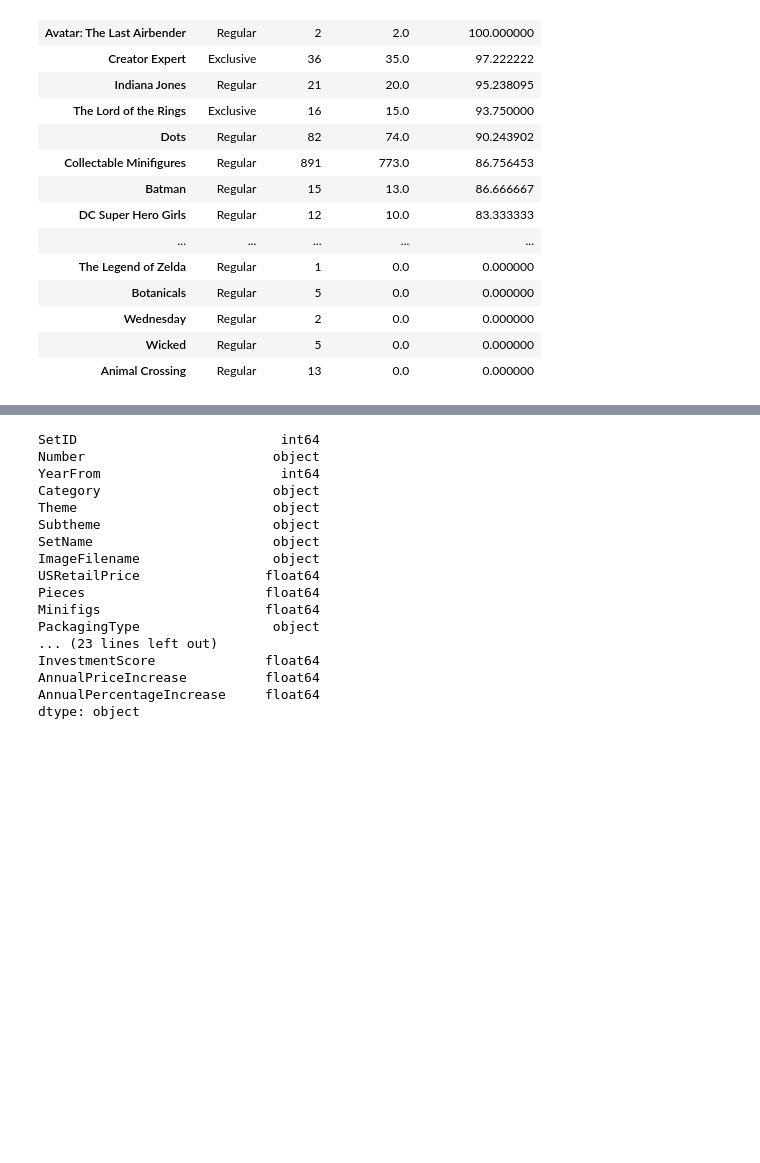
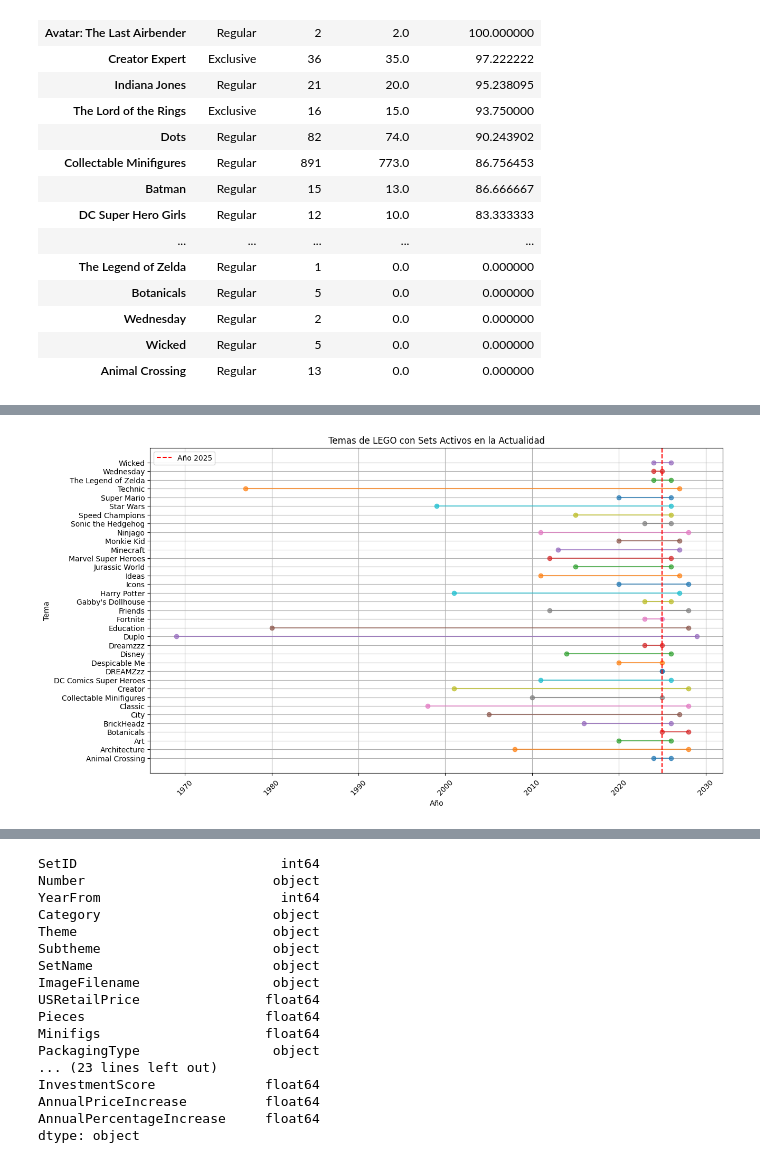
Before and after one commit to luismrtnzgl/ironbrick, a Jupyter notebook: 01_Data_Cleaning/01_Data_cleaning.ipynb, the cells around one changed output, grey strips where cells are left out. Drawn from its saved outputs; the diff is of its cells as text; code cells hidden in the pictures; blank space fills up the shorter version.

```diff
--- a/01_Data_Cleaning/01_Data_cleaning.ipynb
+++ b/01_Data_Cleaning/01_Data_cleaning.ipynb
@@ -530,0 +556,30 @@ theme_analysis
+# %%
+# Agrupo por tema para obtener los rangos de lanzamiento y retirada
+theme_ranges = df_lego.groupby('Theme').agg(
+    LaunchStart=('LaunchYear', 'min'),
+    LaunchEnd=('ExitYear', 'max')
+).reset_index()
+
+# Filtro los temas que tienen sets activos en 2025
+active_themes = theme_ranges[theme_ranges['LaunchEnd'] >= 2025]
+
+# Filtro el contenido para mostrar solo los temas activos y agrego una línea en 2025 para que sea más fácil de visualizar
+plt.figure(figsize=(14, 8))
+
+for index, row in active_themes.iterrows():
+    plt.plot([row['LaunchStart'], row['LaunchEnd']], [row['Theme'], row['Theme']], marker='o', linestyle='-', alpha=0.7)
+
+# Agrego una línea vertical para el año 2025
+plt.axvline(x=2025, color='r', linestyle='--', label='Año 2025')
+
+# Configuro el gráfico
+plt.xlabel('Año')
+plt.ylabel('Tema')
+plt.title('Temas de LEGO con Sets Activos en la Actualidad')
+plt.xticks(rotation=45)
+plt.grid(True)
+plt.legend()
+
+plt.show()
+# %% [output]
+[figure, added]
```
Also changed, not shown: parts of 6 cells of this notebook, 1 other file.
